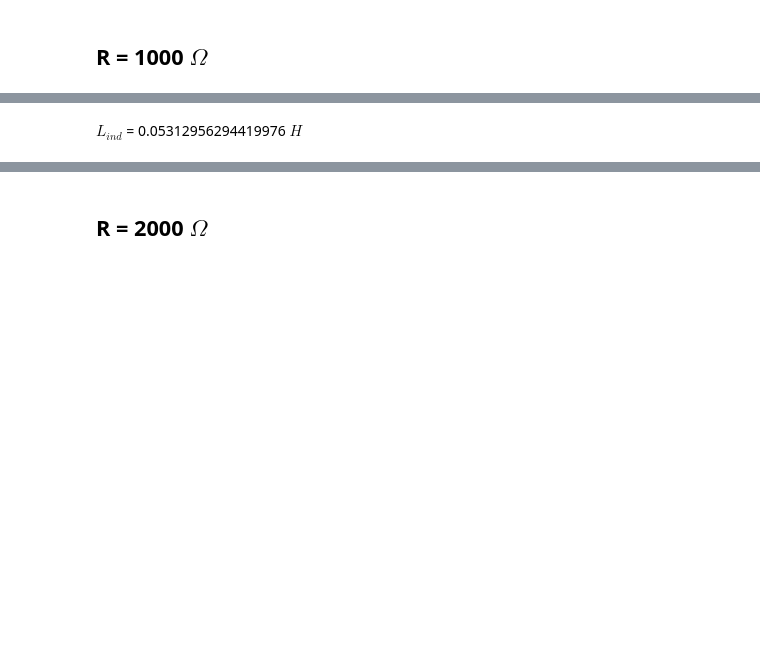
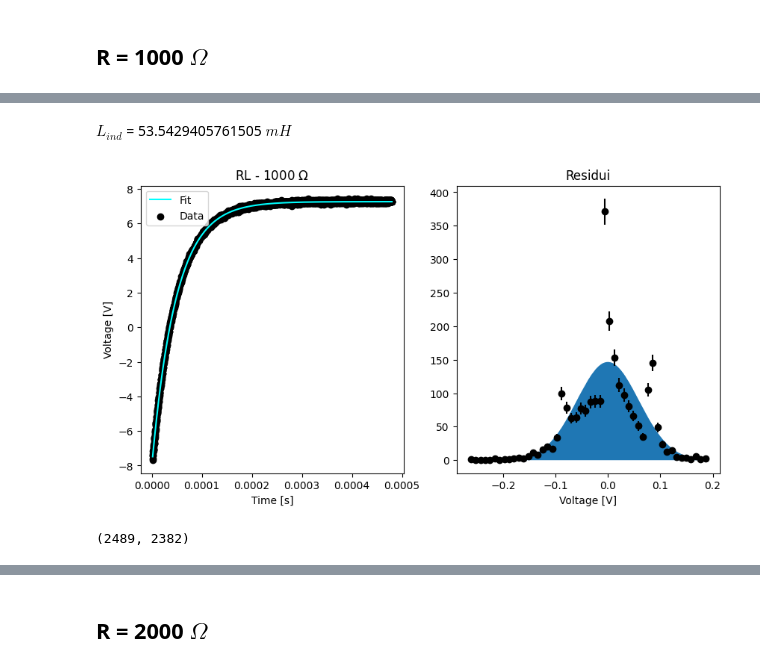
Before and after one commit to Yedi278/Lab2, a Jupyter notebook: Circuiti_2/RL.ipynb, the cells around one changed output, grey strips where cells are left out. Cells and saved outputs as stored; diff of their text form; code cells hidden in the pictures; blank space fills up the shorter version.

```diff
--- a/Circuiti_2/RL.ipynb
+++ b/Circuiti_2/RL.ipynb
@@ -15,3 +16,6 @@ Ls = []
+# %%
+def V_r_carica(t, R, L, V_o, c):
+    return V_o*(1-np.exp(-t*R/L)) + c
 # %%
 def V_RL(t,V_o,R,L,T, offset):
     return V_o* 2*(np.exp(-t*R/L) / (1 + np.exp( -T*R/L) ) ) + offset
@@ -164,13 +181,45 @@ plt.show()
 # %%
-c = LeastSquares(RL_1000_ind[0][107:],RL_1000_ind[1][107:], .2, V_RL)
-m = Minuit(c, R=1000+R_g+R_L, V_o=8.3314, L= 60e-3, T=0.025, offset=0)
+c = LeastSquares(RL_1000_res[0][107:],RL_1000_res[1][107:], .2, V_r_carica)
+m = Minuit(c, R=1000+R_g+R_L, V_o=5, L= 60e-3, c=0)
 
-m.fixed['T','R'] = True
+m.fixed['R'] = True
 m.limits['L','R'] = (0,np.inf)
 m.migrad()
 m.hesse()
 
+Ls_err.append(m.errors['L'])
 Ls.append(m.values['L'])
-Latex(f'$L_{{ind}}$ = {m.values["L"]} $H$')
+Latex(f'$L_{{ind}}$ = {m.values["L"]*1e3} $mH$')
 # %% [output]
-$L_{ind}$ = 0.05312956294419976 $H$
+$L_{ind}$ = 53.5429405761505 $mH$
+# %%
+resti = [i-j for i,j in zip(RL_1000_res[1][107:], V_r_carica(RL_1000_res[0][107:], 1000+R_g+R_L, m.values['L'], m.values['V_o'], m.values['c']))]
+
+plt.subplots(1,2,figsize=(10,5))
+
+plt.subplot(1,2,1)
+plt.title('RL - 1000 $\Omega$')
+plt.plot(RL_1000_res[0][107:],V_r_carica(RL_1000_res[0][107:], 1000+R_g+R_L, m.values['L'], m.values['V_o'], m.values['c']), c='cyan')
+plt.scatter(RL_1000_res[0][107:],RL_1000_res[1][107:], c='k')
+plt.xlabel('Time [s]')
+plt.ylabel('Voltage [V]')
+plt.legend(['Fit','Data'])
+
+plt.subplot(1,2,2)
+plt.title('Residui')
+plt.xlabel('Voltage [V]')
+
+c_ = UnbinnedNLL(resti, normal)
+m_ = Minuit(c_, mu=0, sigma=.1)
+m_.limits['sigma'] = (0,np.inf)
+m_.migrad()
+m_.hesse()
+m_.visualize()
+
+plt.show()
+# %% [output]
+[figure, added]
+# %%
+len(RL_1000_res[0][10:]),len(resti[10:])
+# %% [output]
+(2489, 2382)
```
Also changed, not shown: parts of 23 cells of this notebook, 4 other files.
